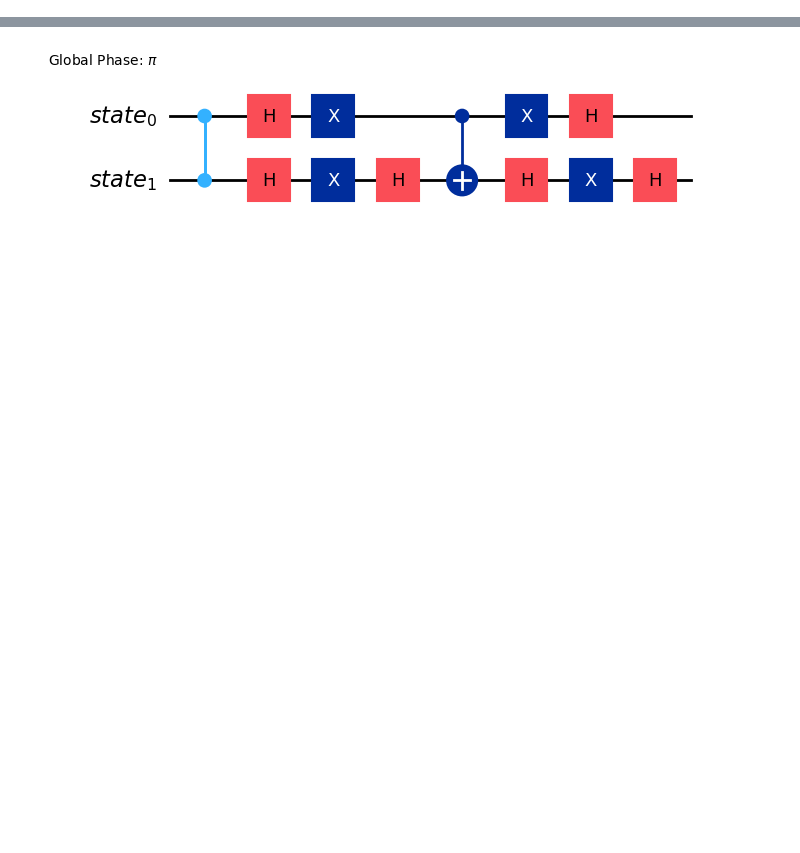
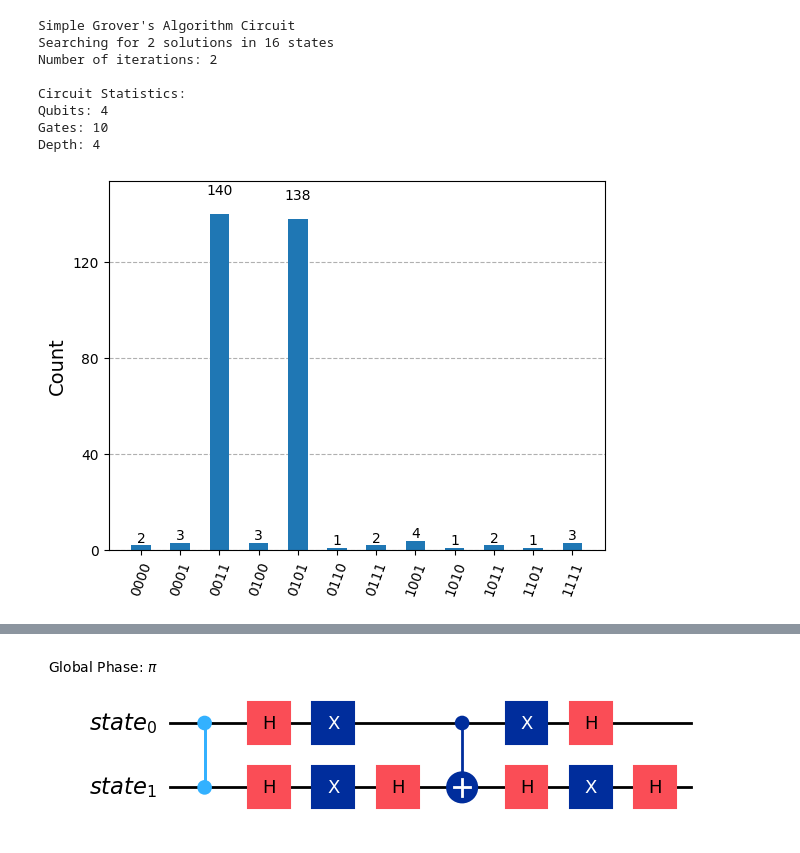
Before and after one commit to skingham/londonmet_quantum_tutorials, a Jupyter notebook: notebooks/week_3-grover.ipynb, the cells around one changed output, grey strips where cells are left out. Cells and saved outputs as stored; diff of their text form; code cells hidden in the pictures; blank space fills up the shorter version.

```diff
--- a/notebooks/week_3-grover.ipynb
+++ b/notebooks/week_3-grover.ipynb
@@ -3,0 +95,28 @@
+# %%
+print(f"Simple Grover's Algorithm Circuit\n"
+            f"Searching for {len(solutions)} solution{'s' if len(solutions)>1 else ''} "
+            f"in {2**n} states\n"
+            f"Number of iterations: {qc.count_ops().get('Q', 0)}\n")
+
+print(f"Circuit Statistics:\n"
+                f"Qubits: {n}\n"
+                f"Gates: {sum(qc.count_ops().values())}\n"
+                f"Depth: {qc.depth()}")
+
+# Run simulation
+simulator = AerSimulator()
+qc_t = transpile(qc, simulator)
+result = simulator.run(qc_t, shots=300).result()
+counts = result.get_counts()
+
+plot_histogram(counts)
+# %% [output]
+Simple Grover's Algorithm Circuit
+Searching for 2 solutions in 16 states
+Number of iterations: 2
+
+Circuit Statistics:
+Qubits: 4
+Gates: 10
+Depth: 4
+[figure, added]
```
Also changed, not shown: parts of 25 cells of this notebook, 1 other file.
